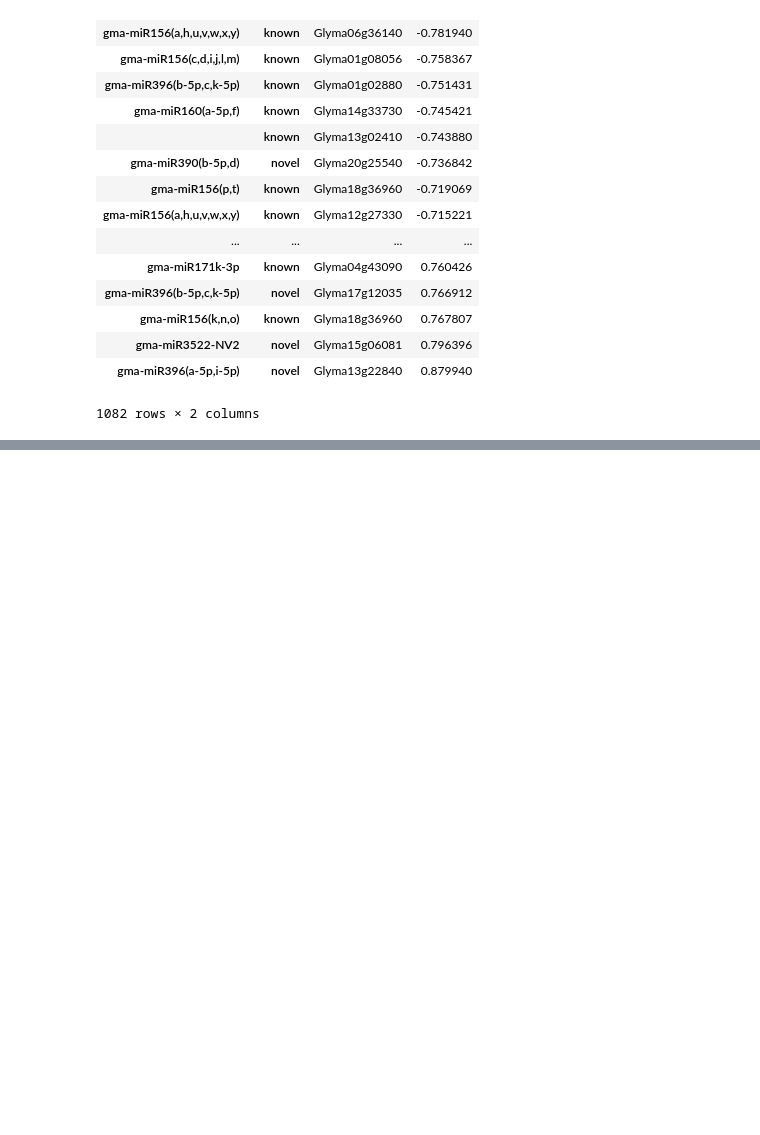
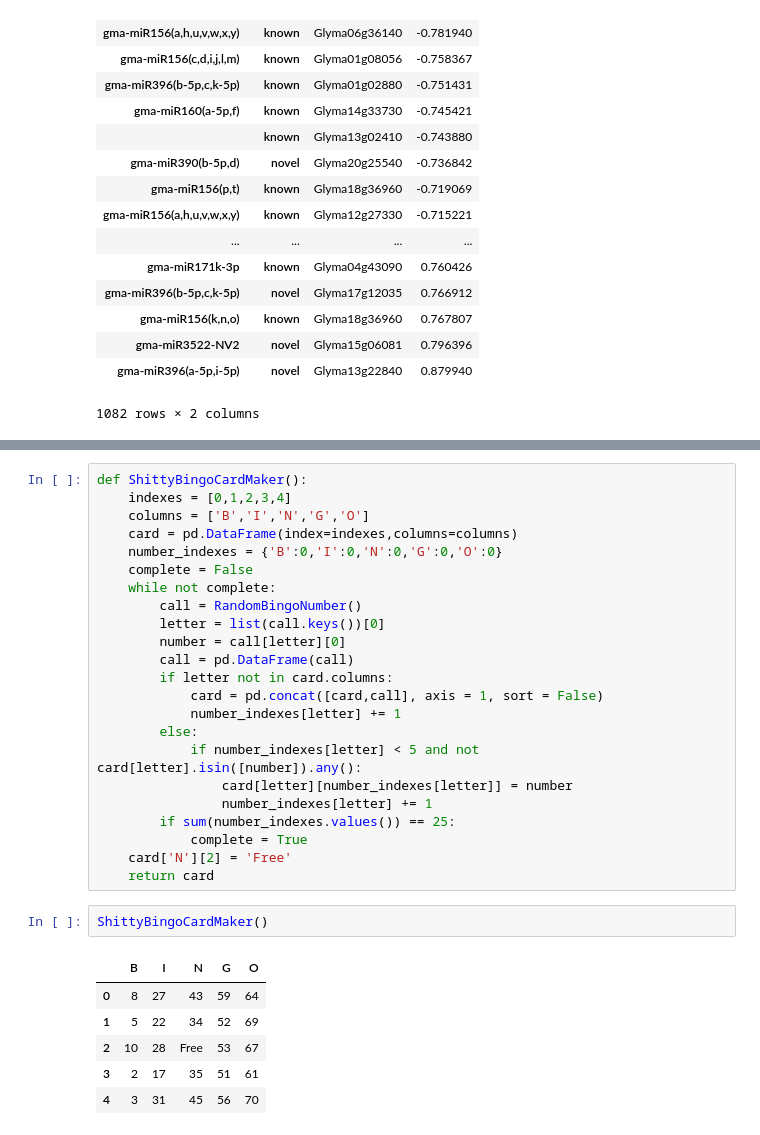
Before and after one commit to UCD-pbio-rclub/Python_JohnD, a Jupyter notebook: 2019_02_15.ipynb, the cells around one changed output, grey strips where cells are left out. Drawn from its saved outputs; the diff is of its cells as text; blank space fills up the shorter version.

```diff
--- a/2019_02_15.ipynb
+++ b/2019_02_15.ipynb
@@ -1021,0 +1053,32 @@ dat.query('category == "known" or category == "novel"')
+# %%
+def ShittyBingoCardMaker():
+    indexes = [0,1,2,3,4]
+    columns = ['B','I','N','G','O']
+    card = pd.DataFrame(index=indexes,columns=columns)
+    number_indexes = {'B':0,'I':0,'N':0,'G':0,'O':0}
+    complete = False
+    while not complete:
+        call = RandomBingoNumber()
+        letter = list(call.keys())[0]
+        number = call[letter][0]
+        call = pd.DataFrame(call)
+        if letter not in card.columns:
+            card = pd.concat([card,call], axis = 1, sort = False)
+            number_indexes[letter] += 1
+        else:
+            if number_indexes[letter] < 5 and not card[letter].isin([number]).any():
+                card[letter][number_indexes[letter]] = number
+                number_indexes[letter] += 1
+        if sum(number_indexes.values()) == 25:
+            complete = True
+    card['N'][2] = 'Free'
+    return card
+# %%
+ShittyBingoCardMaker()
+# %% [output]
+|  | B | I | N | G | O |
+| 0 | 8 | 27 | 43 | 59 | 64 |
+| 1 | 5 | 22 | 34 | 52 | 69 |
+| 2 | 10 | 28 | Free | 53 | 67 |
+| 3 | 2 | 17 | 35 | 51 | 61 |
+| 4 | 3 | 31 | 45 | 56 | 70 |
```
Also changed, not shown: parts of 9 cells of this notebook, 1 other file.
